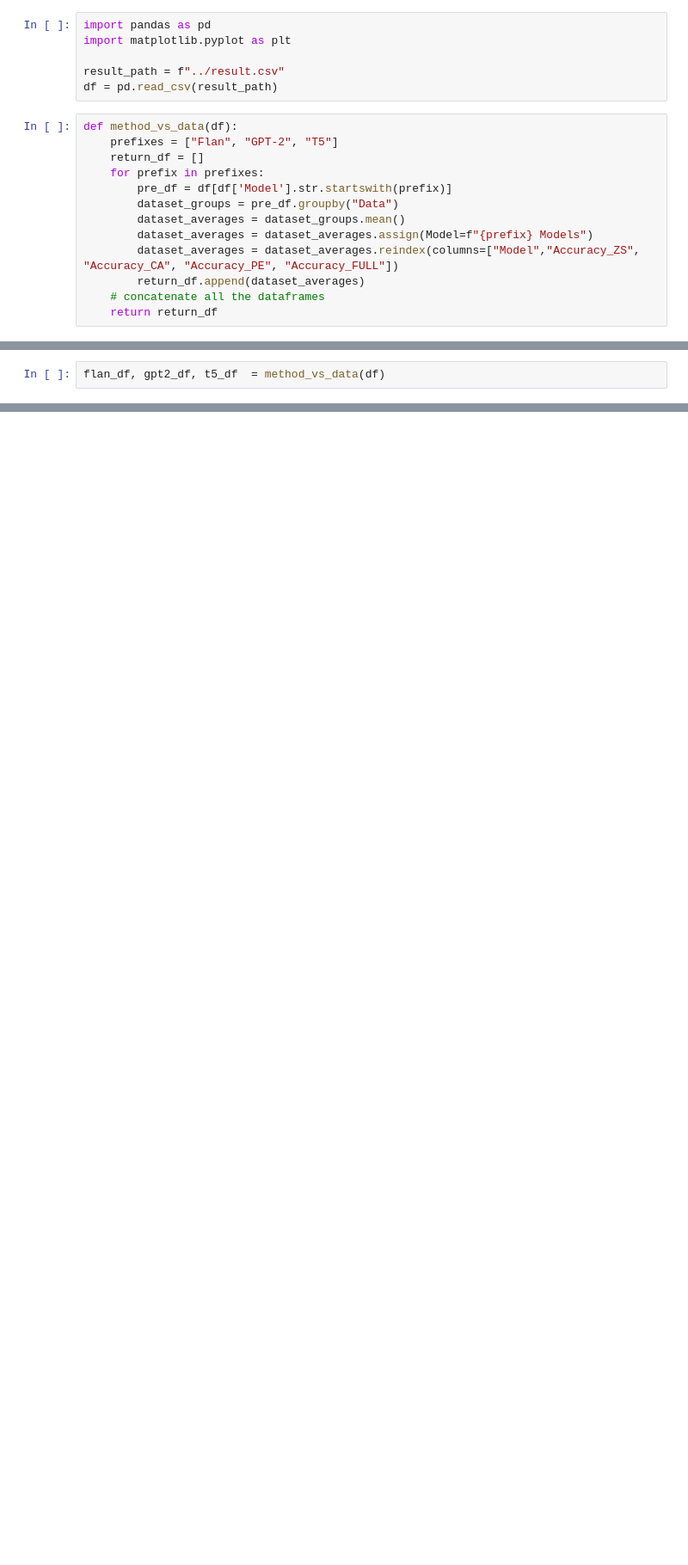
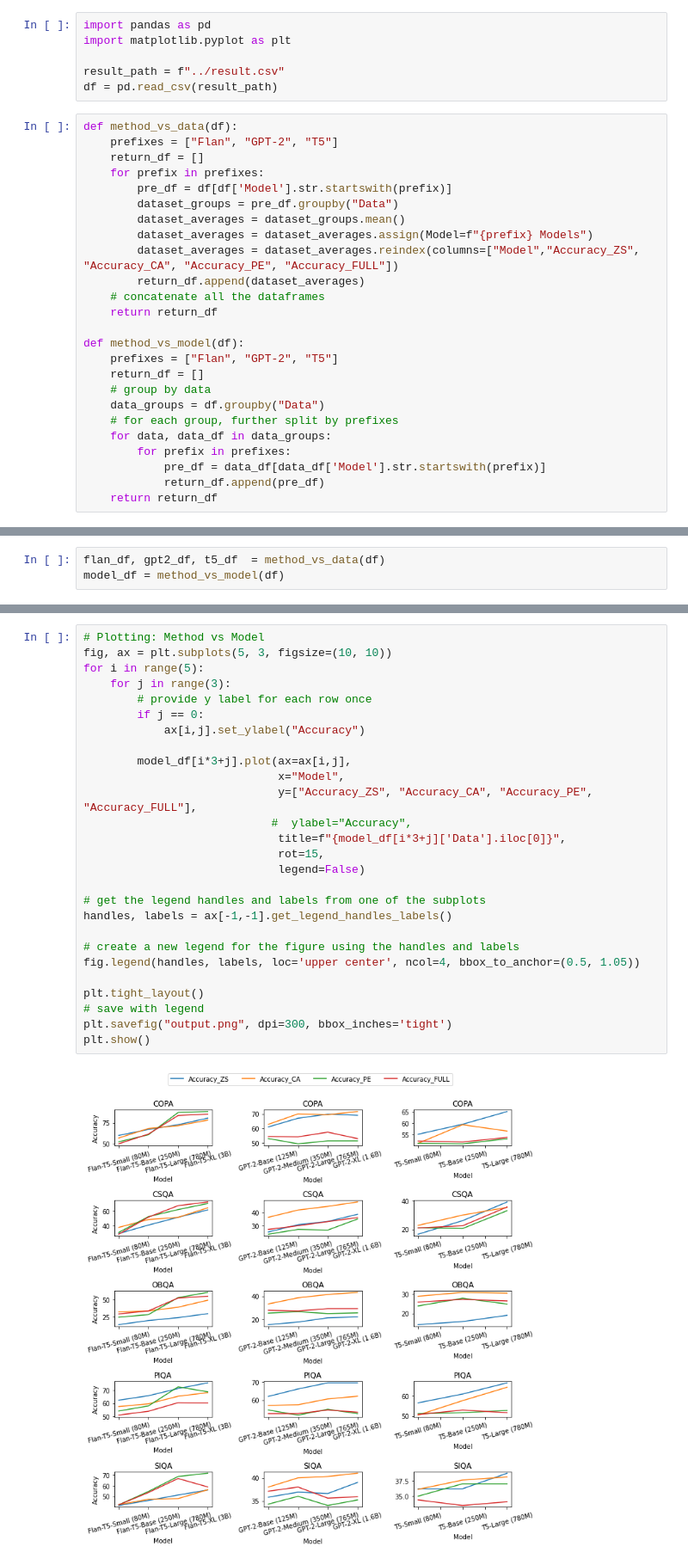
Before and after one commit to KasMasVan/Prompt-engineering-and-calibration, a Jupyter notebook: scripts/process.ipynb, the cells around one changed output, grey strips where cells are left out. Shown: that part at 86% size. Saved outputs shown, nothing was run; the diff lists cells and outputs as text; blank space fills up the shorter version.

```diff
--- a/scripts/process.ipynb
+++ b/scripts/process.ipynb
@@ -17,3 +17,15 @@ def method_vs_data(df):
         return_df.append(dataset_averages)
     # concatenate all the dataframes
     return return_df
+
+def method_vs_model(df):
+    prefixes = ["Flan", "GPT-2", "T5"]
+    return_df = []
+    # group by data
+    data_groups = df.groupby("Data")
+    # for each group, further split by prefixes
+    for data, data_df in data_groups:
+        for prefix in prefixes:
+            pre_df = data_df[data_df['Model'].str.startswith(prefix)]
+            return_df.append(pre_df)
+    return return_df
@@ -20,3 +52,4 @@ def method_vs_data(df):
 # %%
 flan_df, gpt2_df, t5_df  = method_vs_data(df)
+model_df = method_vs_model(df)
 # %%
@@ -30,3 +63,32 @@ plt.savefig("output.png", dpi=300)
 plt.show()
 # %% [output]
 [figure]
+# %%
+# Plotting: Method vs Model
+fig, ax = plt.subplots(5, 3, figsize=(10, 10))
+for i in range(5):
+    for j in range(3):
+        # provide y label for each row once
+        if j == 0:
+            ax[i,j].set_ylabel("Accuracy")
+
+        model_df[i*3+j].plot(ax=ax[i,j],
+                             x="Model",
+                             y=["Accuracy_ZS", "Accuracy_CA", "Accuracy_PE", "Accuracy_FULL"],
+                            #  ylabel="Accuracy",
+                             title=f"{model_df[i*3+j]['Data'].iloc[0]}",
+                             rot=15,
+                             legend=False)
+
+# get the legend handles and labels from one of the subplots
+handles, labels = ax[-1,-1].get_legend_handles_labels()
+
+# create a new legend for the figure using the handles and labels
+fig.legend(handles, labels, loc='upper center', ncol=4, bbox_to_anchor=(0.5, 1.05))
+
+plt.tight_layout()
+# save with legend
+plt.savefig("output.png", dpi=300, bbox_inches='tight')
+plt.show()
+# %% [output]
+[figure, added]
```
Also changed, not shown: parts of 2 cells of this notebook, 2 other files.
